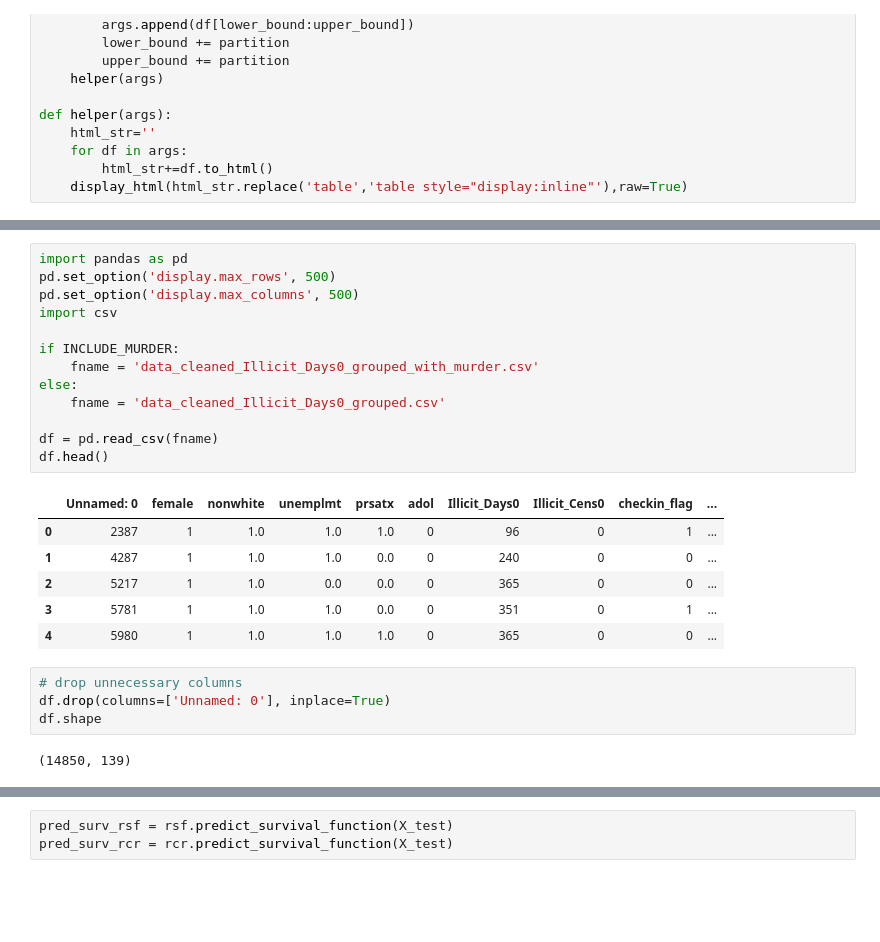
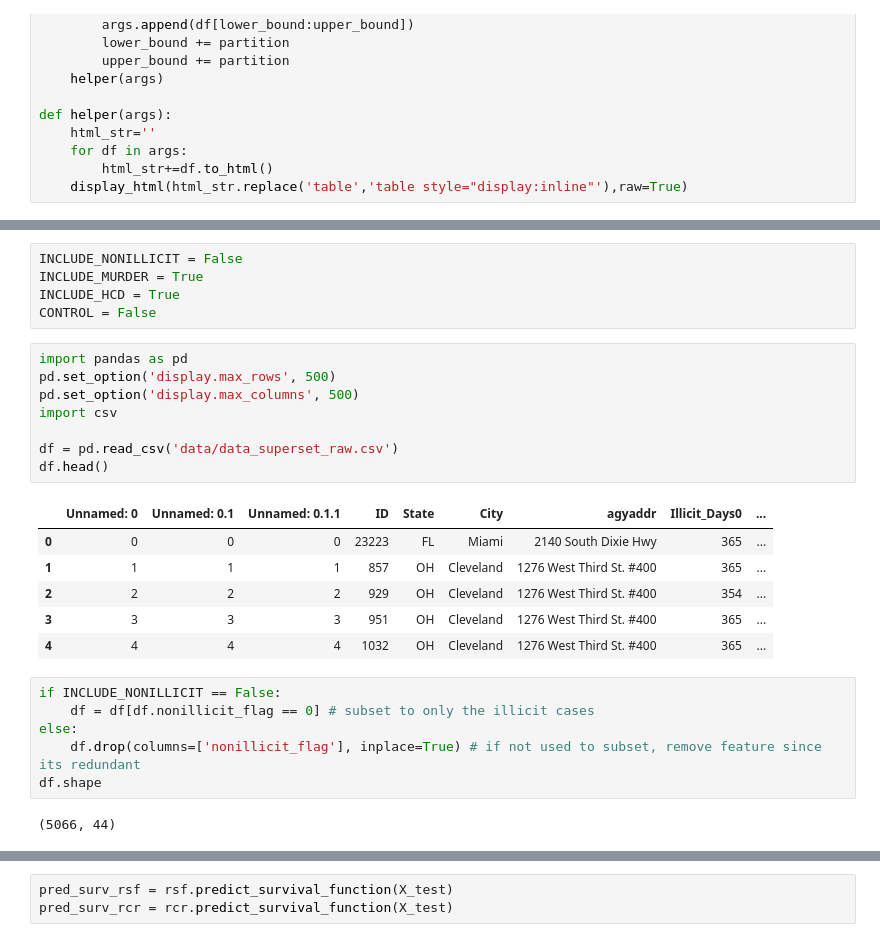
Before and after one commit to prathikr/CAIS_analysis_by_age_grouped, a Jupyter notebook: grouped/mvp_grouped_age.ipynb, the cells around one changed output, grey strips where cells are left out. Cells and saved outputs as stored; diff of their text form; blank space fills up the shorter version.

```diff
--- a/grouped/mvp_grouped_age.ipynb
+++ b/grouped/mvp_grouped_age.ipynb
@@ -31,26 +79,28 @@ INCLUDE_MURDER = True
+# %%
+INCLUDE_NONILLICIT = False
+INCLUDE_MURDER = True
+INCLUDE_HCD = True
+CONTROL = False
 # %%
 import pandas as pd
 pd.set_option('display.max_rows', 500)
 pd.set_option('display.max_columns', 500)
 import csv
 
-if INCLUDE_MURDER:
-    fname = 'data_cleaned_Illicit_Days0_grouped_with_murder.csv'
-else:
-    fname = 'data_cleaned_Illicit_Days0_grouped.csv'
-
-df = pd.read_csv(fname)
+df = pd.read_csv('data/data_superset_raw.csv')
 df.head()
 # %% [output]
-|  | Unnamed: 0 | female | nonwhite | unemplmt | prsatx | adol | Illicit_Days0 | Illicit_Cens0 | checkin_flag | ... |
-| 0 | 2387 | 1 | 1.0 | 1.0 | 1.0 | 0 | 96 | 0 | 1 | ... |
-| 1 | 4287 | 1 | 1.0 | 1.0 | 0.0 | 0 | 240 | 0 | 0 | ... |
-| 2 | 5217 | 1 | 1.0 | 0.0 | 0.0 | 0 | 365 | 0 | 0 | ... |
-| 3 | 5781 | 1 | 1.0 | 1.0 | 0.0 | 0 | 351 | 0 | 1 | ... |
-| 4 | 5980 | 1 | 1.0 | 1.0 | 1.0 | 0 | 365 | 0 | 0 | ... |
+|  | Unnamed: 0 | Unnamed: 0.1 | Unnamed: 0.1.1 | ID | State | City | agyaddr | Illicit_Days0 | ... |
+| 0 | 0 | 0 | 0 | 23223 | FL | Miami | 2140 South Dixie Hwy | 365 | ... |
+| 1 | 1 | 1 | 1 | 857 | OH | Cleveland | 1276 West Third St. #400 | 365 | ... |
+| 2 | 2 | 2 | 2 | 929 | OH | Cleveland | 1276 West Third St. #400 | 354 | ... |
+| 3 | 3 | 3 | 3 | 951 | OH | Cleveland | 1276 West Third St. #400 | 365 | ... |
+| 4 | 4 | 4 | 4 | 1032 | OH | Cleveland | 1276 West Third St. #400 | 365 | ... |
-# %%
-# drop unnecessary columns
-df.drop(columns=['Unnamed: 0'], inplace=True)
-df.shape
-# %% [output]
-(14850, 139)
+# %%
+if INCLUDE_NONILLICIT == False:
+    df = df[df.nonillicit_flag == 0] # subset to only the illicit cases
+else:
+    df.drop(columns=['nonillicit_flag'], inplace=True) # if not used to subset, remove feature since its redundant
+df.shape
+# %% [output]
+(5066, 44)
```
Also changed, not shown: parts of 54 cells of this notebook, 42 other files.
